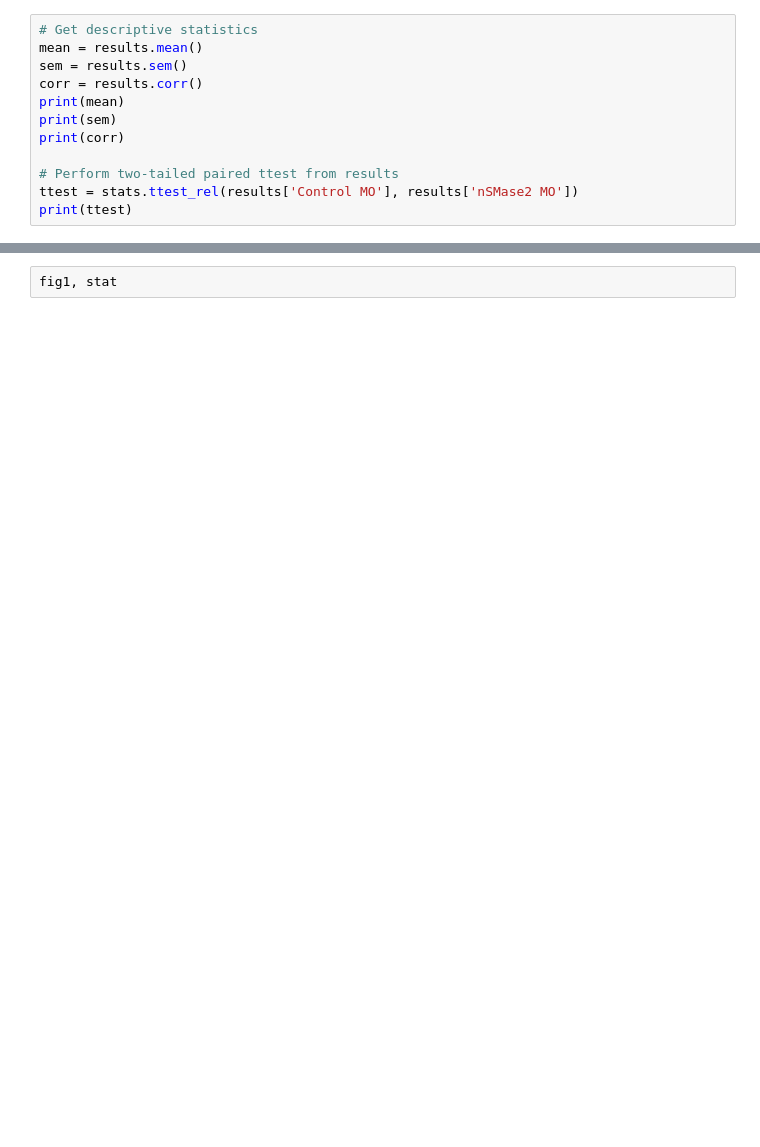
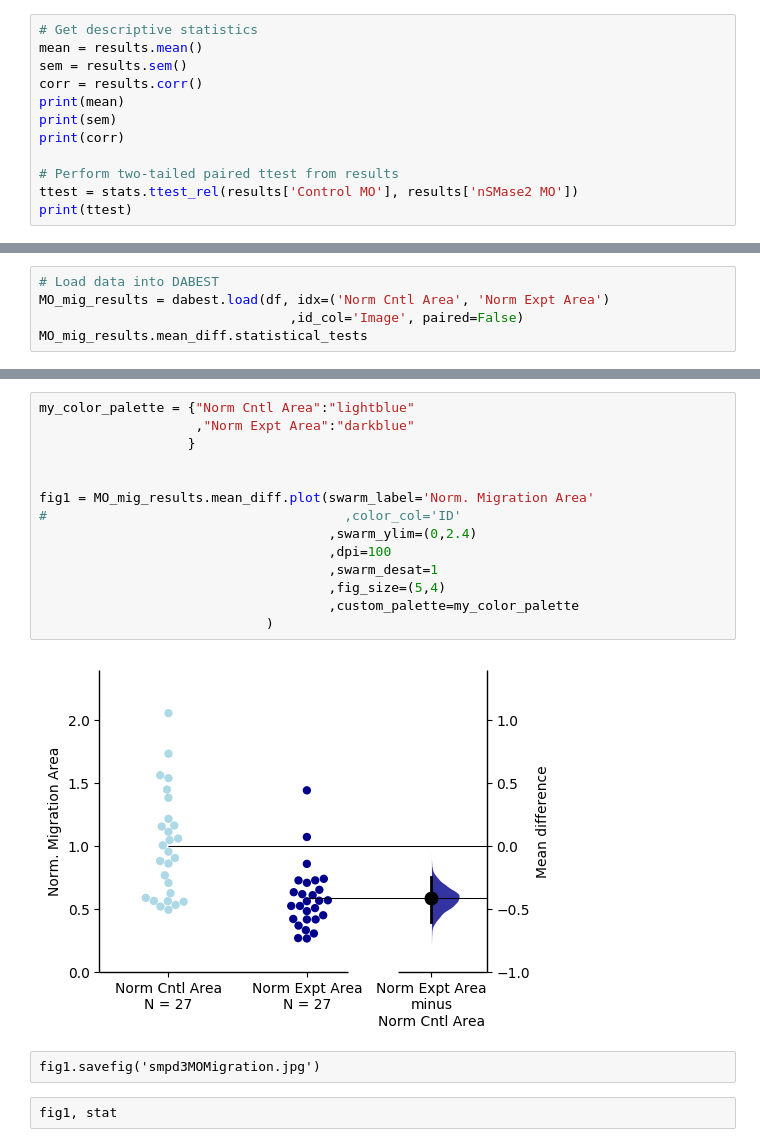
Before and after one commit to candrews19/data, a Jupyter notebook: nSMase2/MigrationArea/20190612_MigrationAnalysis.ipynb, the cells around one changed output, grey strips where cells are left out. Drawn from its saved outputs; the diff is of its cells as text; blank space fills up the shorter version.

```diff
--- a/nSMase2/MigrationArea/20190612_MigrationAnalysis.ipynb
+++ b/nSMase2/MigrationArea/20190612_MigrationAnalysis.ipynb
@@ -202,0 +123,5 @@ fig1.savefig('smpd3MOMigration.jpg')
+# %%
+# Load data into DABEST
+MO_mig_results = dabest.load(df, idx=('Norm Cntl Area', 'Norm Expt Area')
+                                ,id_col='Image', paired=False)
+MO_mig_results.mean_diff.statistical_tests
@@ -203,2 +131,20 @@ fig1.savefig('smpd3MOMigration.jpg')
+# %%
+my_color_palette = {"Norm Cntl Area":"lightblue"
+                    ,"Norm Expt Area":"darkblue"
+                   }
+
+
+fig1 = MO_mig_results.mean_diff.plot(swarm_label='Norm. Migration Area'
+#                                      ,color_col='ID'
+                                     ,swarm_ylim=(0,2.4)
+                                     ,dpi=100
+                                     ,swarm_desat=1
+                                     ,fig_size=(5,4)
+                                     ,custom_palette=my_color_palette
+                             )
+# %% [output]
+[figure, added]
+# %% [raw]
+fig1.savefig('smpd3MOMigration.jpg')
 # %%
 fig1, stat
```
Also changed, not shown: parts of 10 cells of this notebook, 3 other files.
